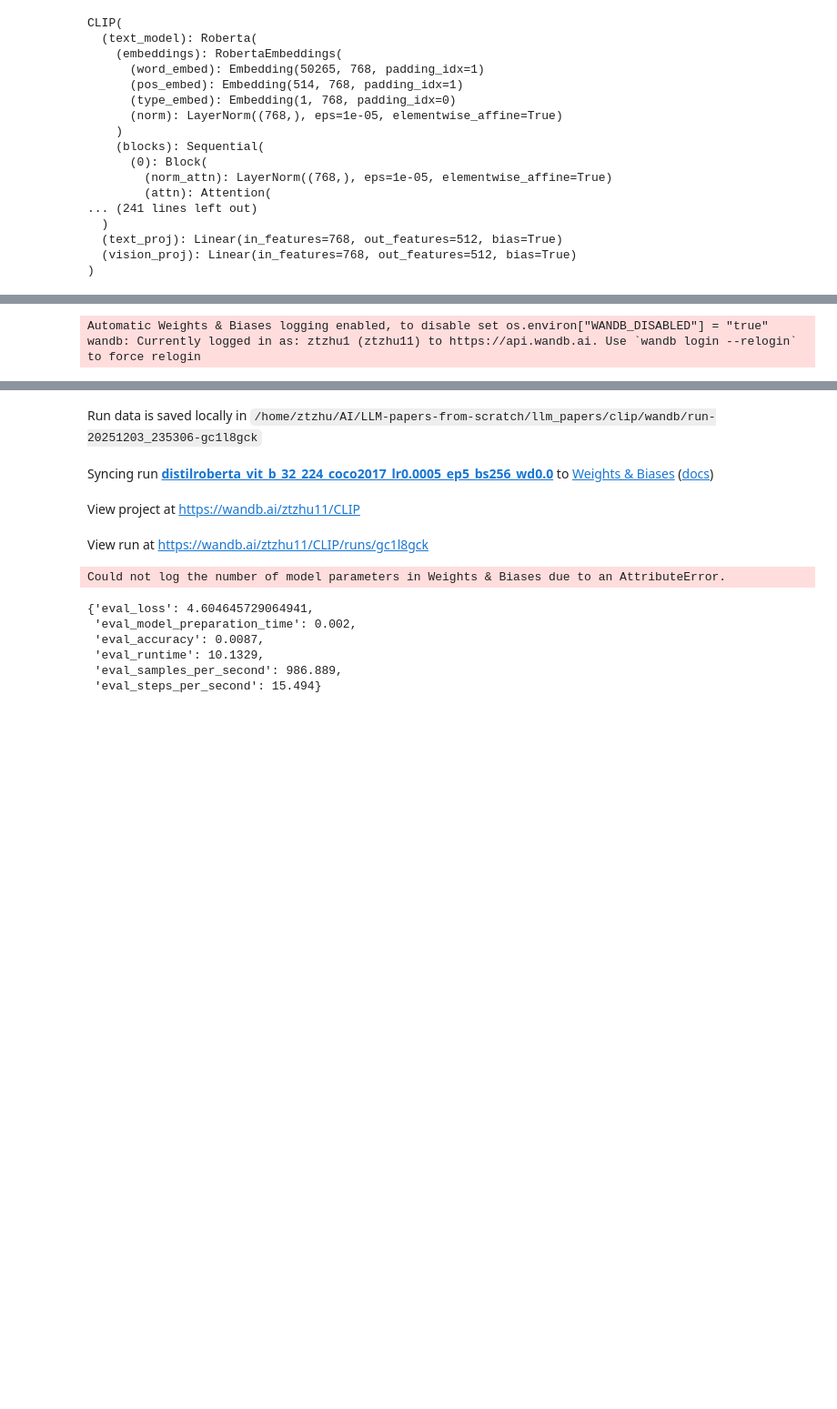
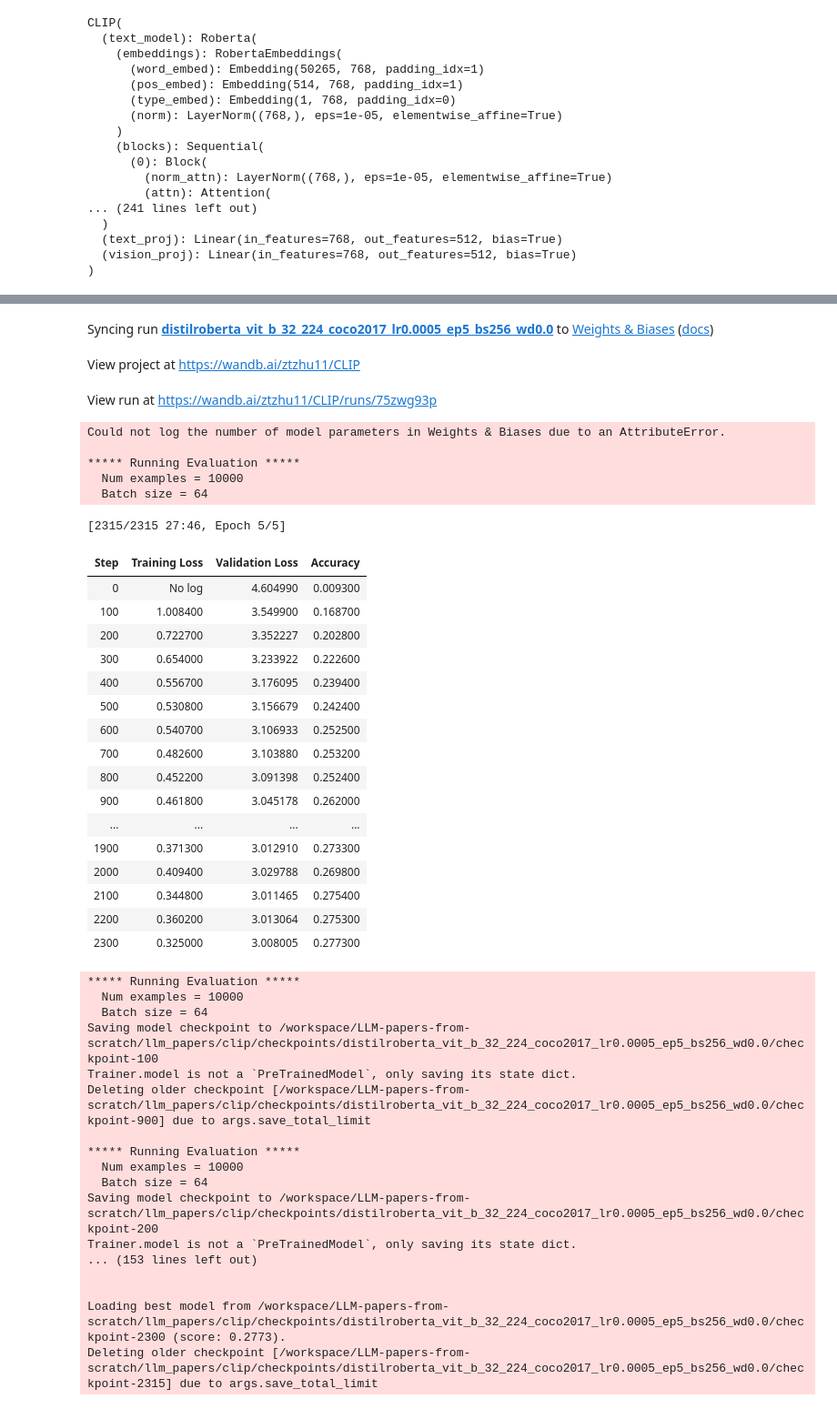
Before and after one commit to ztzhu1/LLM-papers-from-scratch, a Jupyter notebook: llm_papers/clip/train.ipynb, the cells around one changed output, grey strips where cells are left out. Shown at 91% size. Cells and saved outputs as stored; diff of their text form; code cells hidden in the pictures; blank space fills up the shorter version.

Commit message:
train on two datasets

```diff
--- a/llm_papers/clip/train.ipynb
+++ b/llm_papers/clip/train.ipynb
@@ -150 +152,11 @@ PyTorch: setting up devices
 Using auto half precision backend
+# %%
+import wandb
+
+try:
+    trainer.train()
+except Exception as e:
+    raise e
+finally:
+    if report_to == "wandb":
+        wandb.finish()
@@ -151,3 +217,11 @@ Using auto half precision backend
 # %%
-trainer.evaluate()
+import wandb
+
+try:
+    trainer.train()
+except Exception as e:
+    raise e
+finally:
+    if report_to == "wandb":
+        wandb.finish()
 # %% [output]
@@ -158,2 +240,0 @@ trainer.evaluate()
-Automatic Weights & Biases logging enabled, to disable set os.environ["WANDB_DISABLED"] = "true"
-wandb: Currently logged in as: ztzhu1 (ztzhu11) to https://api.wandb.ai. Use `wandb login --relogin` to force relogin
@@ -162,11 +242,43 @@ Tracking run with wandb version 0.22.3
-Run data is saved locally in /home/ztzhu/AI/LLM-papers-from-scratch/llm_papers/clip/wandb/run-20251203_235306-gc1l8gck
+Syncing run distilroberta_vit_b_32_224_coco2017_lr0.0005_ep5_bs256_wd0.0 to Weights & Biases (docs)
-Syncing run distilroberta_vit_b_32_224_coco2017_lr0.0005_ep5_bs256_wd0.0 to Weights & Biases (docs)
+View project at https://wandb.ai/ztzhu11/CLIP
-View project at https://wandb.ai/ztzhu11/CLIP
+View run at https://wandb.ai/ztzhu11/CLIP/runs/75zwg93p
-View run at https://wandb.ai/ztzhu11/CLIP/runs/gc1l8gck
+Could not log the number of model parameters in Weights & Biases due to an AttributeError.
+
+***** Running Evaluation *****
+  Num examples = 10000
+  Batch size = 64
-Could not log the number of model parameters in Weights & Biases due to an AttributeError.
+[2315/2315 27:46, Epoch 5/5]
+| Step | Training Loss | Validation Loss | Accuracy |
+| 0 | No log | 4.604990 | 0.009300 |
+| 100 | 1.008400 | 3.549900 | 0.168700 |
+| 200 | 0.722700 | 3.352227 | 0.202800 |
+| 300 | 0.654000 | 3.233922 | 0.222600 |
+| 400 | 0.556700 | 3.176095 | 0.239400 |
+| 500 | 0.530800 | 3.156679 | 0.242400 |
+| 600 | 0.540700 | 3.106933 | 0.252500 |
+| 700 | 0.482600 | 3.103880 | 0.253200 |
+| 800 | 0.452200 | 3.091398 | 0.252400 |
+| 900 | 0.461800 | 3.045178 | 0.262000 |
+| ... | ... | ... | ... |
+| 1900 | 0.371300 | 3.012910 | 0.273300 |
+| 2000 | 0.409400 | 3.029788 | 0.269800 |
+| 2100 | 0.344800 | 3.011465 | 0.275400 |
+| 2200 | 0.360200 | 3.013064 | 0.275300 |
+| 2300 | 0.325000 | 3.008005 | 0.277300 |
-{'eval_loss': 4.604645729064941,
- 'eval_model_preparation_time': 0.002,
- 'eval_accuracy': 0.0087,
- 'eval_runtime': 10.1329,
- 'eval_samples_per_second': 986.889,
- 'eval_steps_per_second': 15.494}
+***** Running Evaluation *****
+  Num examples = 10000
+  Batch size = 64
+Saving model checkpoint to /workspace/LLM-papers-from-scratch/llm_papers/clip/checkpoints/distilroberta_vit_b_32_224_coco2017_lr0.0005_ep5_bs256_wd0.0/checkpoint-100
+Trainer.model is not a `PreTrainedModel`, only saving its state dict.
+Deleting older checkpoint [/workspace/LLM-papers-from-scratch/llm_papers/clip/checkpoints/distilroberta_vit_b_32_224_coco2017_lr0.0005_ep5_bs256_wd0.0/checkpoint-900] due to args.save_total_limit
+
+***** Running Evaluation *****
+  Num examples = 10000
+  Batch size = 64
+Saving model checkpoint to /workspace/LLM-papers-from-scratch/llm_papers/clip/checkpoints/distilroberta_vit_b_32_224_coco2017_lr0.0005_ep5_bs256_wd0.0/checkpoint-200
+Trainer.model is not a `PreTrainedModel`, only saving its state dict.
+... (153 lines left out)
+
+
+Loading best model from /workspace/LLM-papers-from-scratch/llm_papers/clip/checkpoints/distilroberta_vit_b_32_224_coco2017_lr0.0005_ep5_bs256_wd0.0/checkpoint-2300 (score: 0.2773).
+Deleting older checkpoint [/workspace/LLM-papers-from-scratch/llm_papers/clip/checkpoints/distilroberta_vit_b_32_224_coco2017_lr0.0005_ep5_bs256_wd0.0/checkpoint-2315] due to args.save_total_limit
```
Also changed, not shown: parts of 5 cells of this notebook, 1 other file.
